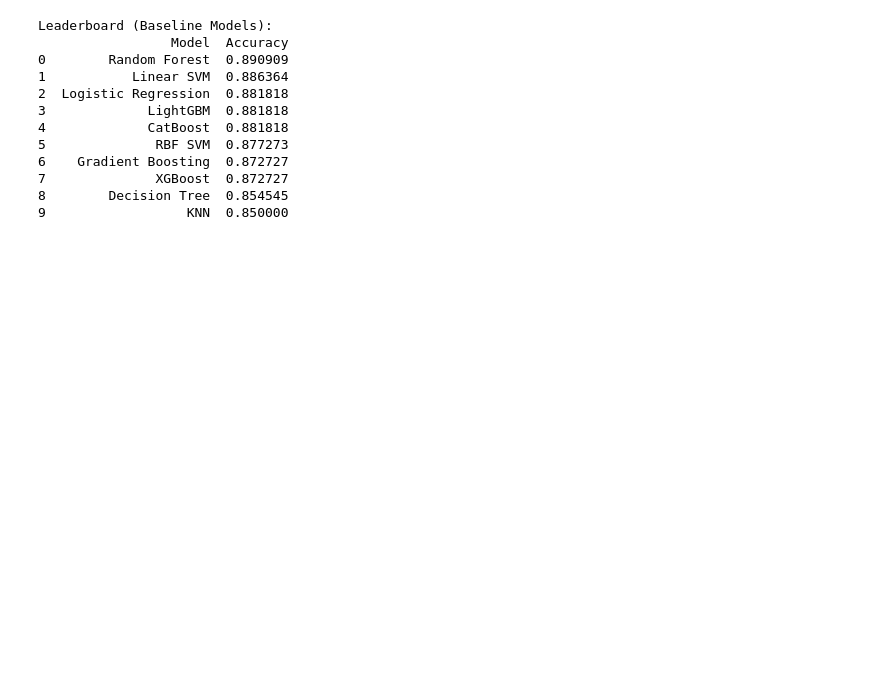
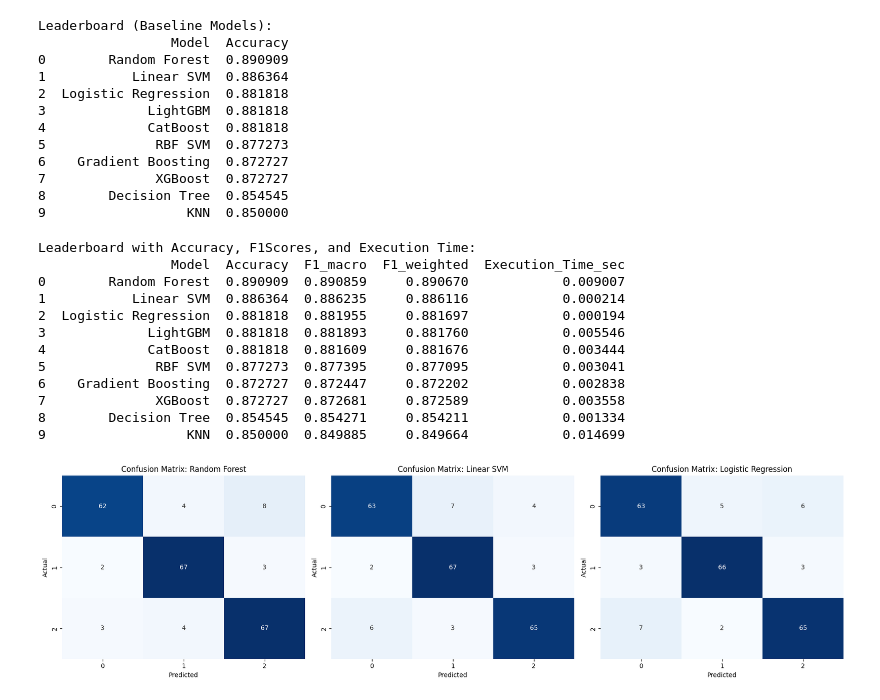
Before and after one commit to alabhastam/Student-Stress-prediction, a Jupyter notebook: main.ipynb, the cells around one changed output. Drawn from its saved outputs; the diff is of its cells as text; code cells hidden in the pictures; blank space fills up the shorter version.

Commit message:
Kaggle Notebook | stress-prediction | eval

```diff
--- a/main.ipynb
+++ b/main.ipynb
@@ -251,3 +255,65 @@ Leaderboard (Baseline Models):
 7              XGBoost  0.872727
 8        Decision Tree  0.854545
 9                  KNN  0.850000
+# %%
+from sklearn.metrics import f1_score, confusion_matrix
+import time
+import matplotlib.pyplot as plt
+import seaborn as sns
+
+# Add new metrics to existing leaderboard
+metrics_data = []
+
+for name in leaderboard['Model']:
+    model = models[name]  # <-- models is your trained models dictionary
+
+    # Measure inference time only
+    start_time = time.time()
+    if name in ["Logistic Regression", "KNN", "Linear SVM", "RBF SVM"]:
+        preds = model.predict(X_test_scaled)
+    else:
+        preds = model.predict(X_test)
+    end_time = time.time()
+
+    metrics_data.append({
+        "Model": name,
+        "F1_macro": f1_score(y_test, preds, average="macro"),
+        "F1_weighted": f1_score(y_test, preds, average="weighted"),
+        "Execution_Time_sec": end_time - start_time,
+        "Preds": preds
+    })
+
+# Merge new metrics into leaderboard
+metrics_df = pd.DataFrame(metrics_data)
+leaderboard = leaderboard.merge(metrics_df.drop(columns=["Preds"]), on="Model")
+
+print("Leaderboard with Accuracy, F1Scores, and Execution Time:")
+print(leaderboard)
+
+# Confusion matrices for top 3 by Accuracy
+top3 = leaderboard.sort_values(by="Accuracy", ascending=False).head(3)
+fig, axes = plt.subplots(1, 3, figsize=(18, 5))
+
+for i, row in enumerate(top3.itertuples(index=False)):
+    cm = confusion_matrix(y_test, metrics_df.loc[metrics_df["Model"] == row.Model, "Preds"].values[0])
+    sns.heatmap(cm, annot=True, fmt="d", cmap="Blues", cbar=False, ax=axes[i])
+    axes[i].set_title(f"Confusion Matrix: {row.Model}")
+    axes[i].set_xlabel("Predicted")
+    axes[i].set_ylabel("Actual")
+
+plt.tight_layout()
+plt.show()
+# %% [output]
+Leaderboard with Accuracy, F1Scores, and Execution Time:
+                 Model  Accuracy  F1_macro  F1_weighted  Execution_Time_sec
+0        Random Forest  0.890909  0.890859     0.890670            0.009007
+1           Linear SVM  0.886364  0.886235     0.886116            0.000214
+2  Logistic Regression  0.881818  0.881955     0.881697            0.000194
+3             LightGBM  0.881818  0.881893     0.881760            0.005546
+4             CatBoost  0.881818  0.881609     0.881676            0.003444
+5              RBF SVM  0.877273  0.877395     0.877095            0.003041
+6    Gradient Boosting  0.872727  0.872447     0.872202            0.002838
+7              XGBoost  0.872727  0.872681     0.872589            0.003558
+8        Decision Tree  0.854545  0.854271     0.854211            0.001334
+9                  KNN  0.850000  0.849885     0.849664            0.014699
+[figure, added]
```
Also changed, not shown: parts of 2 cells of this notebook.
